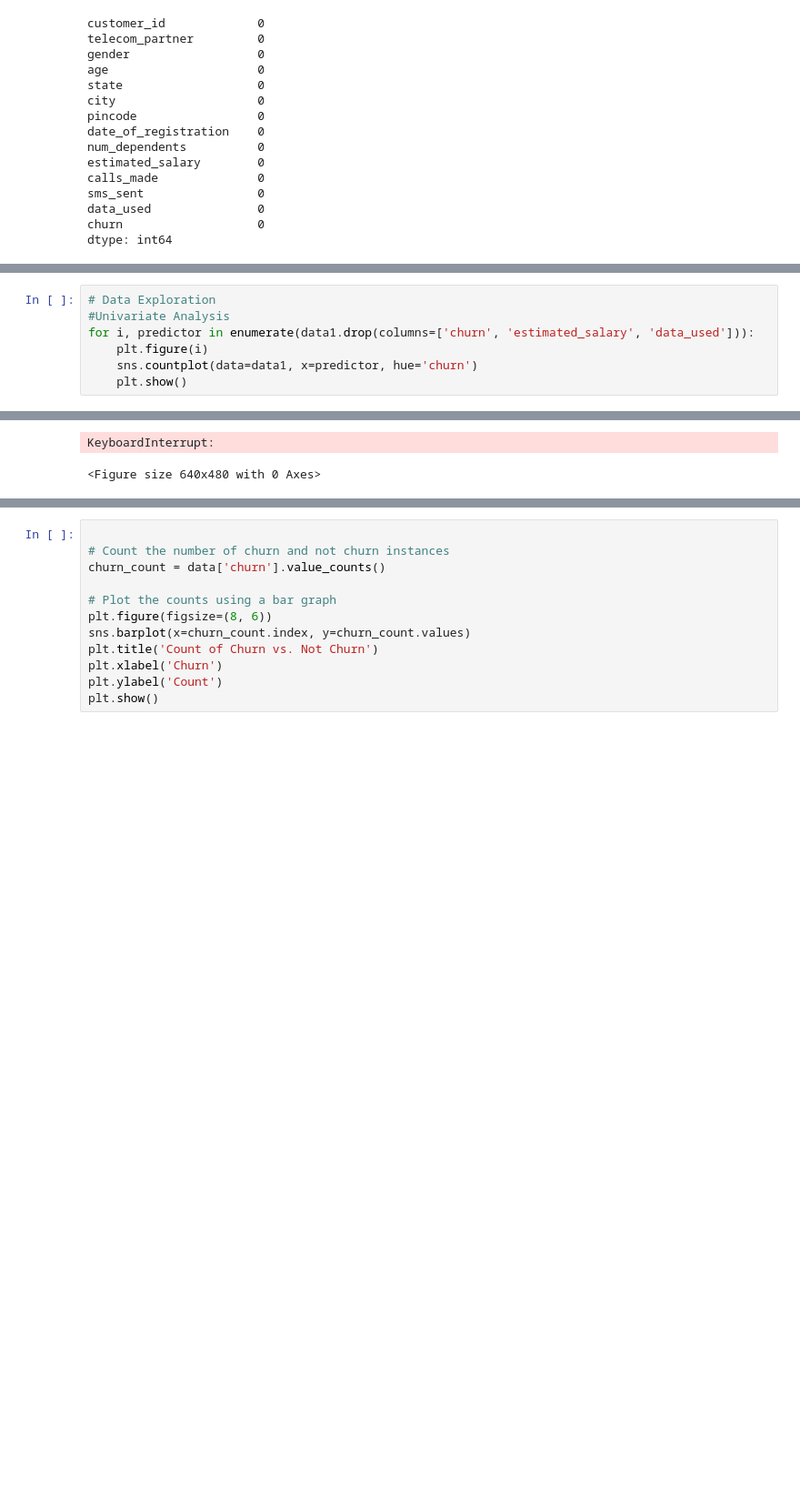
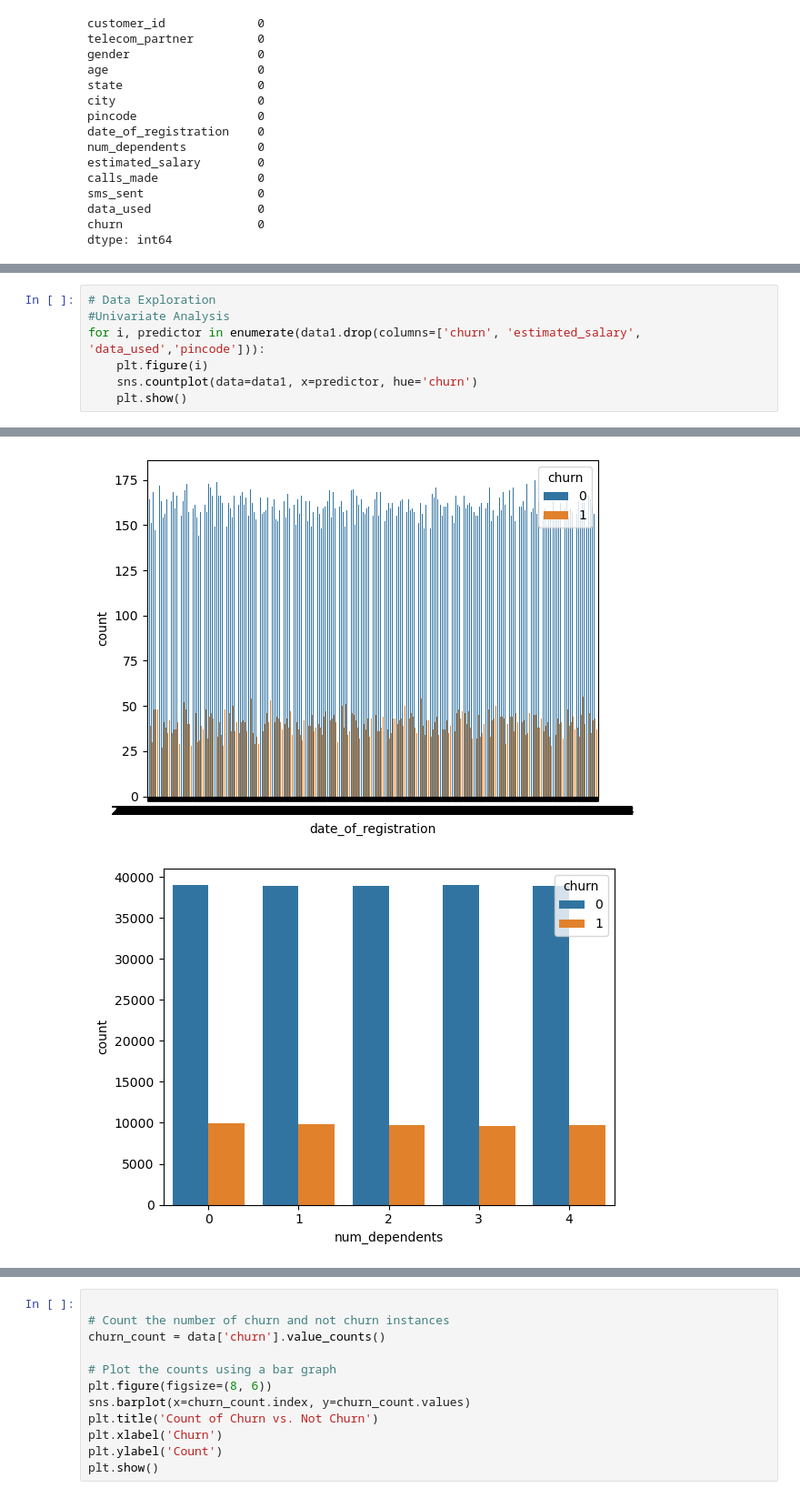
Before and after one commit to mrinmoy-765/Telecom-Churn-Prediction, a Jupyter notebook: project telcom.ipynb, the cells around one changed output, grey strips where cells are left out. Shown at 91% size. Drawn from its saved outputs; the diff is of its cells as text; blank space fills up the shorter version.

```diff
--- a/project telcom.ipynb
+++ b/project telcom.ipynb
@@ -128,15 +128,15 @@ data1.head()
 # %%
 # Data Exploration
 #Univariate Analysis
-for i, predictor in enumerate(data1.drop(columns=['churn', 'estimated_salary', 'data_used'])):
+for i, predictor in enumerate(data1.drop(columns=['churn', 'estimated_salary', 'data_used','pincode'])):
     plt.figure(i)
     sns.countplot(data=data1, x=predictor, hue='churn')
     plt.show()
 # %% [output]
 [figure]
 [figure]
 [figure]
 [figure]
 [figure]
-KeyboardInterrupt:
-<Figure size 640x480 with 0 Axes>
+[figure, added]
+[figure, added]
```
Also changed, not shown: parts of 9 cells of this notebook.
